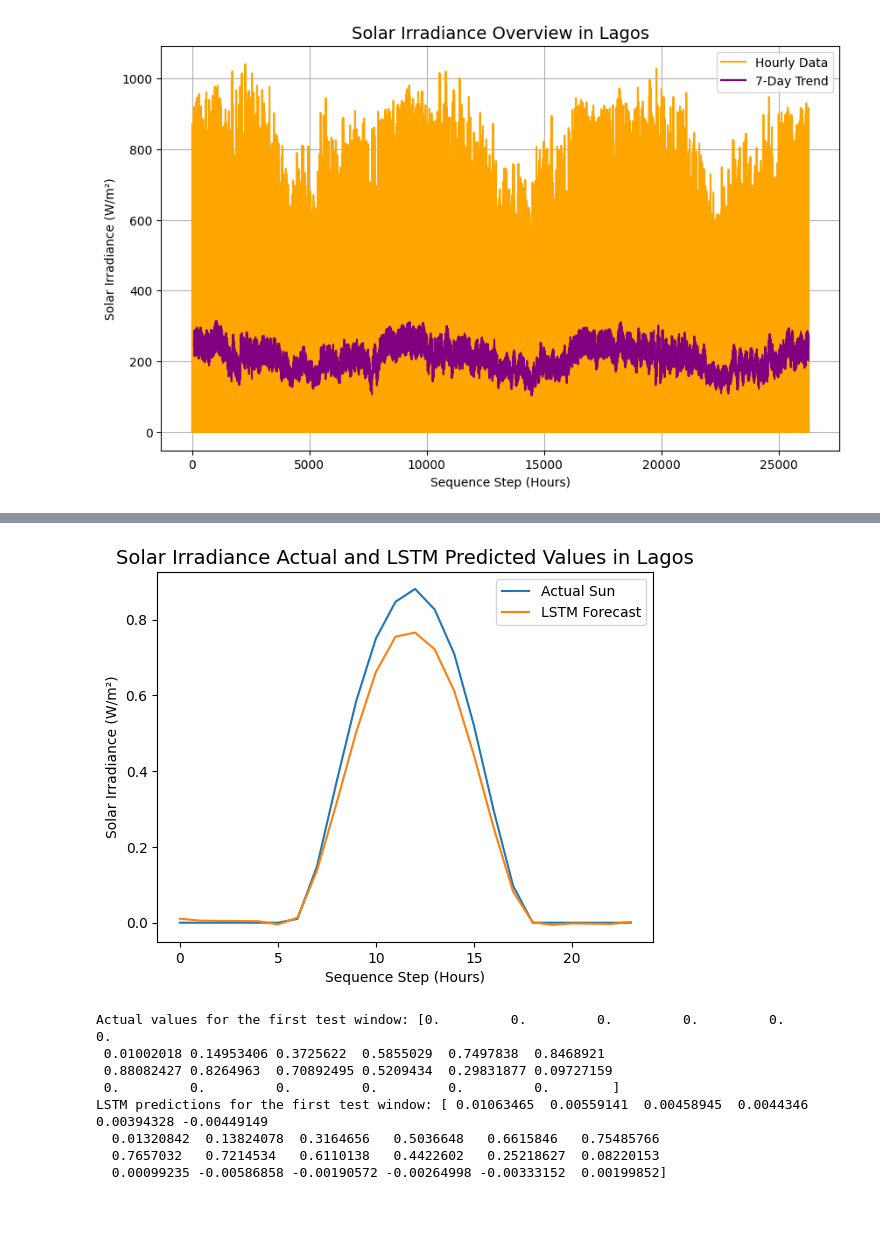
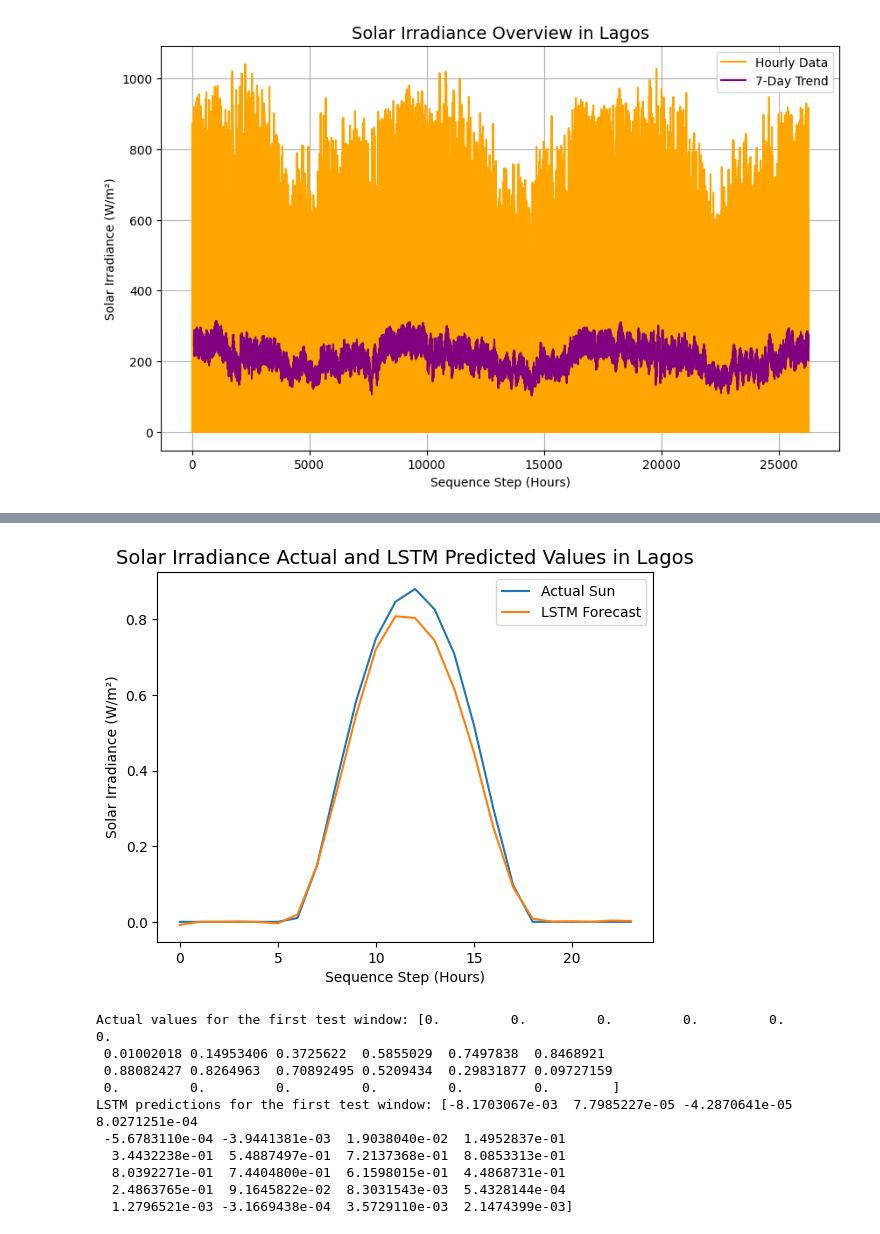
Before and after one commit to dylexBenjis/dissertation---solar-prediction, a Jupyter notebook: project_notebook.ipynb, the cells around one changed output, grey strips where cells are left out. Drawn from its saved outputs; the diff is of its cells as text; code cells hidden in the pictures.

```diff
--- a/project_notebook.ipynb
+++ b/project_notebook.ipynb
@@ -331,7 +330,6 @@ First value of first batch: 0.0
 # %%
-
 #train lstm
-lstm_lagos = solar_predictor_model(11, 64, model_type='LSTM')
-train_my_model(lstm_lagos, lagos_loader)
+lstm_lagos = solar_predictor_model(12, 64, model_type='LSTM')
+train_my_model(lstm_lagos, lagos_loader, epochs=100)
 # %% [output]
 Starting Training for LSTM...
@@ -349,34 +347,10 @@ Training Complete!
 # %%
-import numpy as np
-import torch
-
-# 2. Use .values to avoid the KeyError
-# This turns the "Dec 30th" slice into a clean matrix starting at index 0
-# Change window_in to window and window_out to forecast
-print(len(lagos_test))  # Check the column names to confirm
+print(len(lagos_test))  # Check the column length to confirm
 lagos_ds_test = SolarDataset(lagos_test, window=48, forecast=24)
 # 3. Create the loader
 lagos_test_loader = DataLoader(lagos_ds_test, batch_size=32, shuffle=False)
 
-def evaluate_model(model, test_loader):
-    model.eval()
-    all_preds = []
-    all_actuals = []
-
-    with torch.no_grad():
-        for x_batch, y_batch in test_loader:
-            preds = model(x_batch)
-            all_preds.append(preds.numpy())
-            all_actuals.append(y_batch.numpy())
-
-    return np.concatenate(all_preds), np.concatenate(all_actuals)
-
-
-# Save the preprocessed datasets
-lagos_test.to_csv("test_lagos.csv", index=False)
-# Get predictions for both
-lagos_lstm_preds, actuals = evaluate_model(lstm_lagos, lagos_test_loader)
-# gru_preds, _ = evaluate_model(gru_lagos, lagos_test_loader)
-lagos_test.head()
+# Get predictions for LSTM
+lagos_lstm_preds, lagos_actuals = test_model(lstm_lagos, lagos_test_loader)
 # %% [output]
 72
@@ -389,22 +357,23 @@ lagos_test.head()
 # %%
 # To see your December 30th forecast:
-import matplotlib.pyplot as plt
-plt.plot(actuals[0], label='Actual Sun')
+plt.plot(lagos_actuals[0], label='Actual Sun')
 plt.plot(lagos_lstm_preds[0], label='LSTM Forecast')
 plt.title('Solar Irradiance Actual and LSTM Predicted Values in Lagos', fontsize=14)
 plt.xlabel('Sequence Step (Hours)')
 plt.ylabel('Solar Irradiance (W/m²)')
 plt.legend()
 plt.show()
-print("Actual values for the first test window:", actuals[0])
-print("LSTM predictions for the first test window:", lstm_preds[0])
+print("Actual values for the first test window:", lagos_actuals[0])
+print("LSTM predictions for the first test window:", lagos_lstm_preds[0])
 # %% [output]
-[figure, old version]
+[figure, new version]
 Actual values for the first test window: [0.         0.         0.         0.         0.         0.
  0.01002018 0.14953406 0.3725622  0.5855029  0.7497838  0.8468921
  0.88082427 0.8264963  0.70892495 0.5209434  0.29831877 0.09727159
  0.         0.         0.         0.         0.         0.        ]
-LSTM predictions for the first test window: [ 0.01063465  0.00559141  0.00458945  0.0044346   0.00394328 -0.00449149
-  0.01320842  0.13824078  0.3164656   0.5036648   0.6615846   0.75485766
-  0.7657032   0.7214534   0.6110138   0.4422602   0.25218627  0.08220153
-  0.00099235 -0.00586858 -0.00190572 -0.00264998 -0.00333152  0.00199852]
+LSTM predictions for the first test window: [-8.1703067e-03  7.7985227e-05 -4.2870641e-05  8.0271251e-04
+ -5.6783110e-04 -3.9441381e-03  1.9038040e-02  1.4952837e-01
+  3.4432238e-01  5.4887497e-01  7.2137368e-01  8.0853313e-01
+  8.0392271e-01  7.4404800e-01  6.1598015e-01  4.4868731e-01
+  2.4863765e-01  9.1645822e-02  8.3031543e-03  5.4328144e-04
+  1.2796521e-03 -3.1669438e-04  3.5729110e-03  2.1474399e-03]
```
Also changed, not shown: parts of 44 cells of this notebook, 21 other files.
